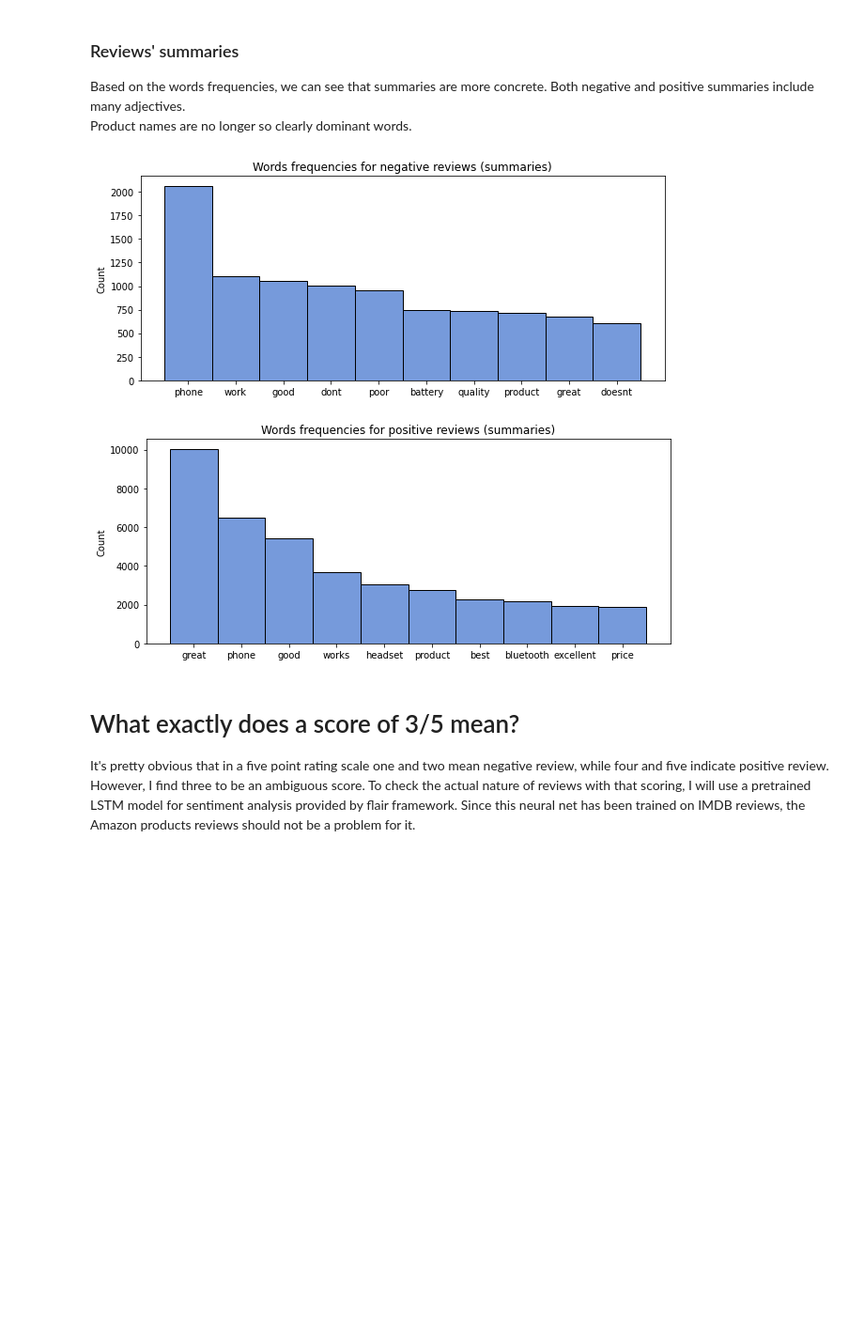
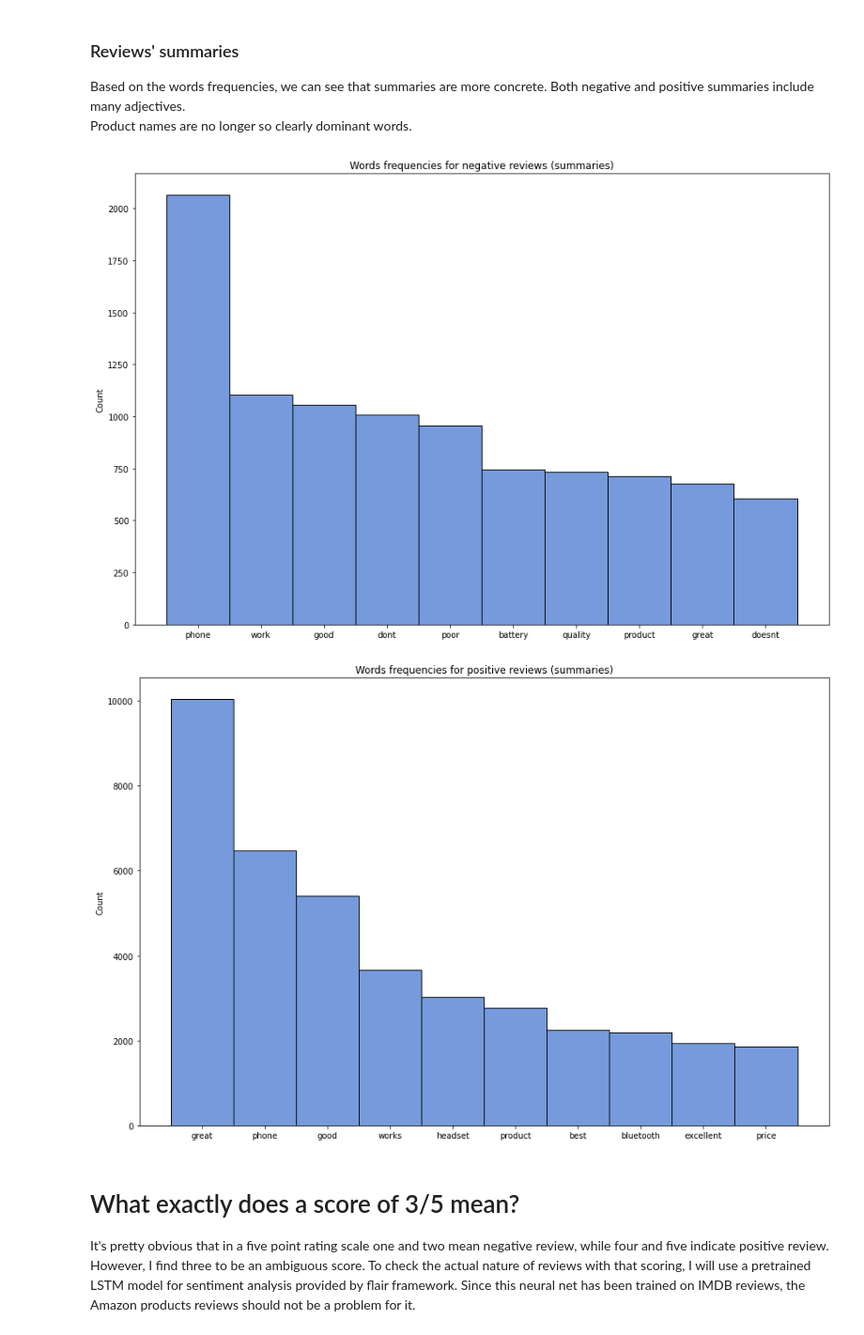
Before and after one commit to SWi98/Amazon-reviews-analysis, a Jupyter notebook: analysis.ipynb, the cells around one changed output. Shown: that part at 94% size. Cells and saved outputs as stored; diff of their text form; code cells hidden in the pictures; blank space fills up the shorter version.

Commit message:
Summary words freq plot resized

```diff
--- a/analysis.ipynb
+++ b/analysis.ipynb
@@ -287,11 +287,11 @@ word_frequencies_hist(top_words_from_pos_revs, "Words frequencies for positive r
 ### Reviews' summaries
 Based on the words frequencies, we can see that summaries are more concrete. Both negative and positive summaries include many adjectives. <br/> Product names are no longer so clearly dominant words.
 # %%
-word_frequencies_hist(top_words_from_neg_summary, "Words frequencies for negative reviews (summaries)", figsize = (10, 4))
-word_frequencies_hist(top_words_from_pos_summary, "Words frequencies for positive reviews (summaries)", figsize = (10, 4))
+word_frequencies_hist(top_words_from_neg_summary, "Words frequencies for negative reviews (summaries)")
+word_frequencies_hist(top_words_from_pos_summary, "Words frequencies for positive reviews (summaries)")
 # %% [output]
-[figure, old version]
+[figure, new version]
-[figure, old version]
+[figure, new version]
 # %% [markdown]
 # What exactly does a score of 3/5 mean?
 It's pretty obvious that in a five point rating scale one and two mean negative review, while four and five indicate positive review. However, I find three to be an ambiguous score. To check the actual nature of reviews with that scoring, I will use a pretrained LSTM model for sentiment analysis provided by flair framework. Since this neural net has been trained on IMDB reviews, the Amazon products reviews should not be a problem for it.
```
